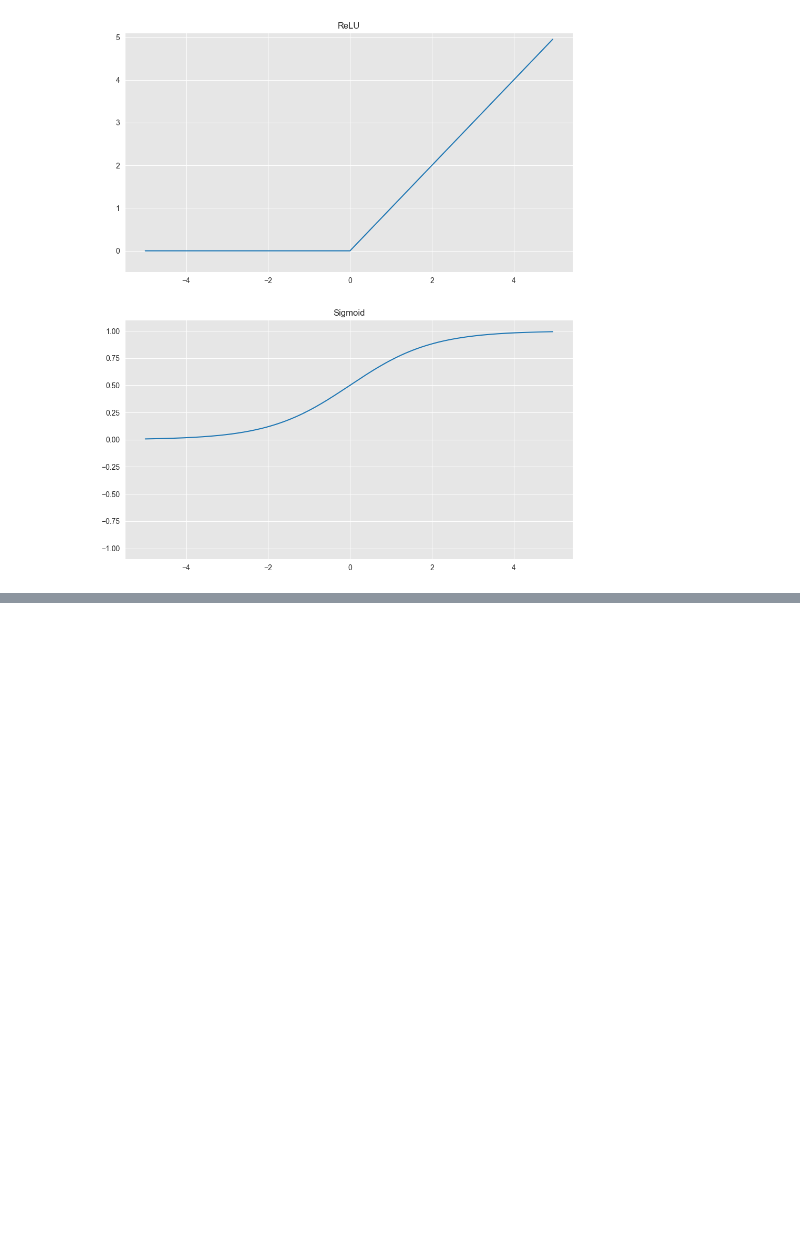
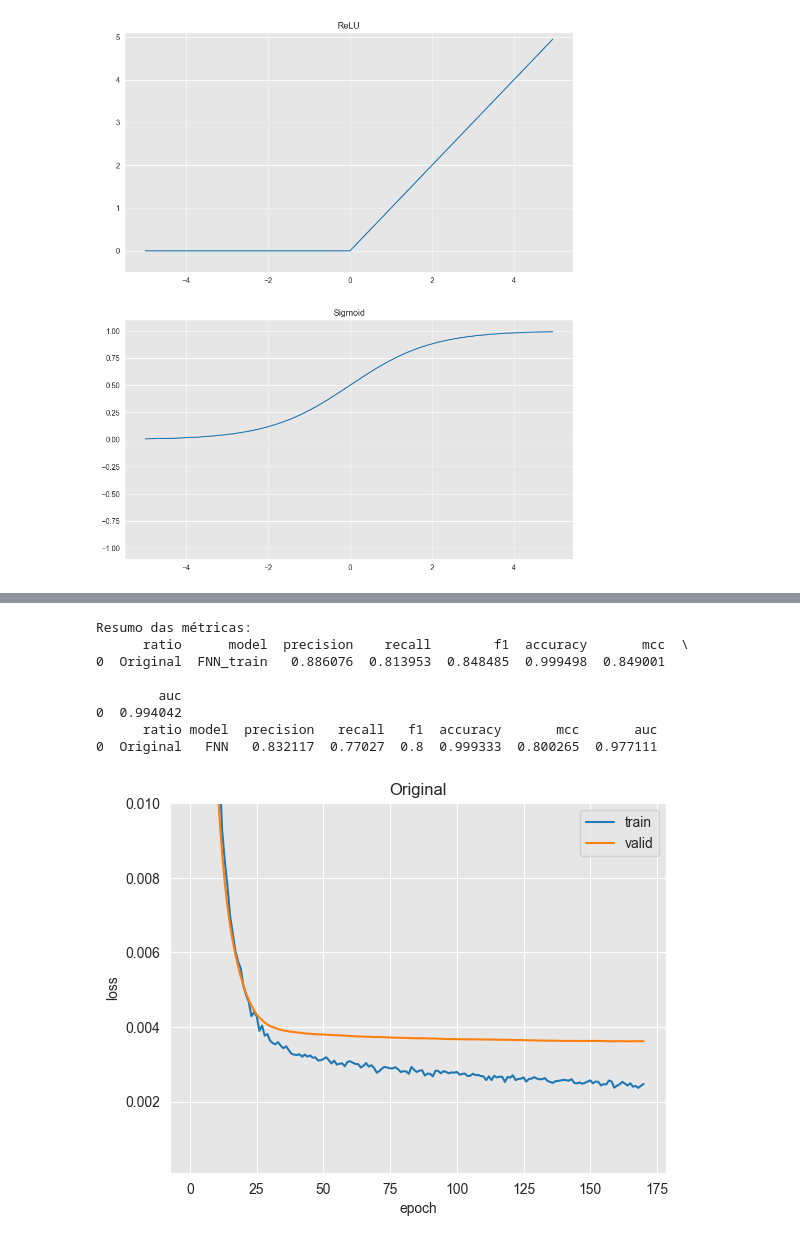
Before and after one commit to iopebiel/machine_learning_fraud_credit_card, a Jupyter notebook: neuralNetwork/FNN.ipynb, the cells around one changed output, grey strips where cells are left out. Drawn from its saved outputs; the diff is of its cells as text; code cells hidden in the pictures; blank space fills up the shorter version.

```diff
--- a/neuralNetwork/FNN.ipynb
+++ b/neuralNetwork/FNN.ipynb
@@ -1,10 +1,9 @@
 # %%
 TEST_SIZE = 0.3
-RANDOM_STATE = 42
-BATCH_SIZE = 64 #número de amostras usadas antes de uma atualização dos pesos
+SEED = 42
+BATCH_SIZE = 128 #número de amostras usadas antes de uma atualização dos pesos
 EPOCHS = 200
-LR = 0.0005 #learning of rate: o tamanho do passo que o otimizador dá ao ajustar os pesos da rede em cada iteração. Quanto o modelo “aprende” de cada vez.
-DEVICE = None  # 'cuda' ou 'cpu'
+LR = 0.00001 #learning of rate: o tamanho do passo que o otimizador dá ao ajustar os pesos da rede em cada iteração. Quanto o modelo “aprende” de cada vez.
 
 from sklearn.preprocessing import StandardScaler
 
@@ -17,6 +16,7 @@ try:
 except Exception:
     TORCH_AVAILABLE = False
 
+DEVICE = 'cuda' if torch.cuda.is_available() else 'cpu'
 
 from sklearn.metrics import roc_auc_score
 from kagglehub import KaggleDatasetAdapter
@@ -39,9 +39,6 @@ sn.set_style('darkgrid', {'axes.facecolor': '0.9'})
 
 print(f"Torch disponível: {TORCH_AVAILABLE}")
 
-#teste de manter reprotubilidade
-SEED = 42
-
 import time
 import datetime
 import random
@@ -73,13 +70,15 @@ missing = [c for c in expected_pca if c not in df.columns]
 if missing:
     print('Aviso: colunas PCA ausentes:', missing)
 
-features = [c for c in df.columns if c != 'Class' or c != 'Time']
+features = [c for c in df.columns if c != 'Class']
 X = df[features].copy()
 y = df['Class'].copy()
 
 scaler = StandardScaler()
 if 'Amount' in X.columns:
     X['Amount'] = scaler.fit_transform(X[['Amount']])
+if 'Time' in X.columns:
+    X['Time'] = scaler.fit_transform(X[['Time']])
 
 X = X.fillna(0)
 # %% [output]
@@ -265,14 +412,23 @@ def train_pytorch_mlp(X_tr, y_tr, X_val, y_val, input_size, apply_early_stopping
 # %%
+summary_rows_train = []
 summary_rows = []
 roc_data = {}
 
 print('Original')
 
 model,training_execution_time,train_losses,valid_losses = train_pytorch_mlp(X_train, y_train, X_test, y_test, input_size=X_train.shape[1], apply_early_stopping=True)
+print(training_execution_time)
 
-print(training_execution_time)
-metrics = compute_metrics(y_test, y_pred, y_proba)
-summary_rows.append(dict(ratio='Original', model='FNN', **metrics))
+y_proba_train = predict_pytorch(model, DEVICE, X_train)
+y_pred_train = (y_proba_train >= 0.5).astype(int)
+y_proba = predict_pytorch(model, DEVICE, X_test)
+y_pred = (y_proba >= 0.5).astype(int)
+
+metricsTrain = compute_metrics(y_train, y_pred_train, y_proba_train)
+summary_rows_train.append(dict(ratio='Original', model='FNN_train', **metricsTrain))
+metricsTest = compute_metrics(y_test, y_pred, y_proba)
+summary_rows.append(dict(ratio='Original', model='FNN', **metricsTest))
+roc_data["Original"] = y_proba_train
 roc_data["Original"] = y_proba
 # %% [output]
 Original
@@ -296,4 +451,3 @@ NameError: name 'predict_pytorch' is not defined
 # %%
+summary_df_train = pd.DataFrame(summary_rows_train)
 summary_df = pd.DataFrame(summary_rows)
-print('\nResumo das métricas:')
-print(summary_df)
@@ -313,7 +454,22 @@ plt.show()
 # %%
 plt.plot(np.arange(len(train_losses))+1, train_losses)
 plt.plot(np.arange(len(valid_losses))+1, valid_losses)
 plt.title("Original")
 plt.xlabel('epoch')
 plt.ylabel('loss')
 plt.legend(['train','valid'])
+plt.ylim(0.0001,0.01)
+
+print('\nResumo das métricas:')
+print(summary_df_train)
+print(summary_df)
+# %% [output]
+Resumo das métricas:
+      ratio      model  precision    recall        f1  accuracy       mcc  \
+0  Original  FNN_train   0.886076  0.813953  0.848485  0.999498  0.849001
+
+        auc
+0  0.994042
+      ratio model  precision   recall   f1  accuracy       mcc       auc
+0  Original   FNN   0.832117  0.77027  0.8  0.999333  0.800265  0.977111
+[figure, added]
```
Also changed, not shown: parts of 16 cells of this notebook.
